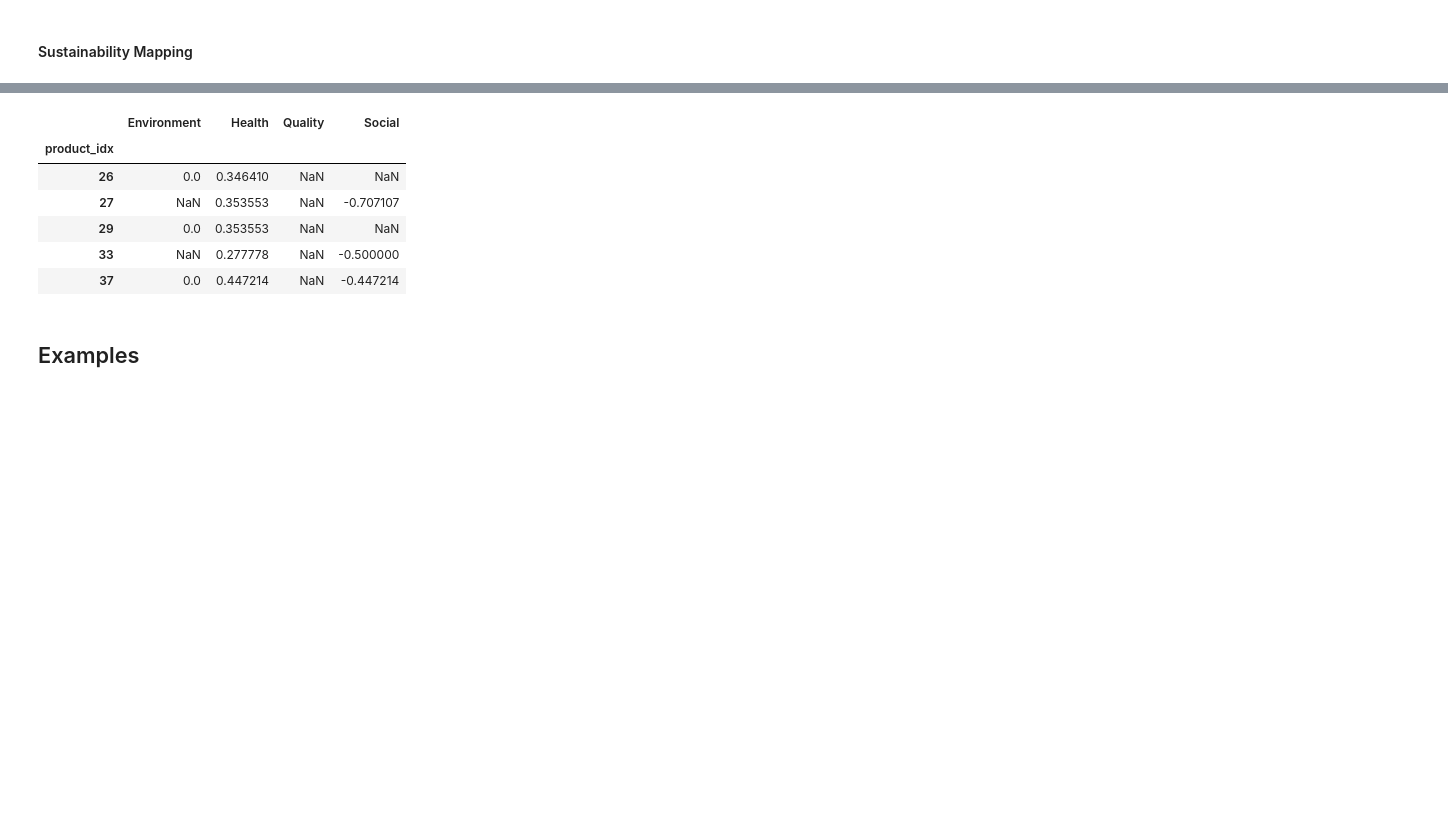
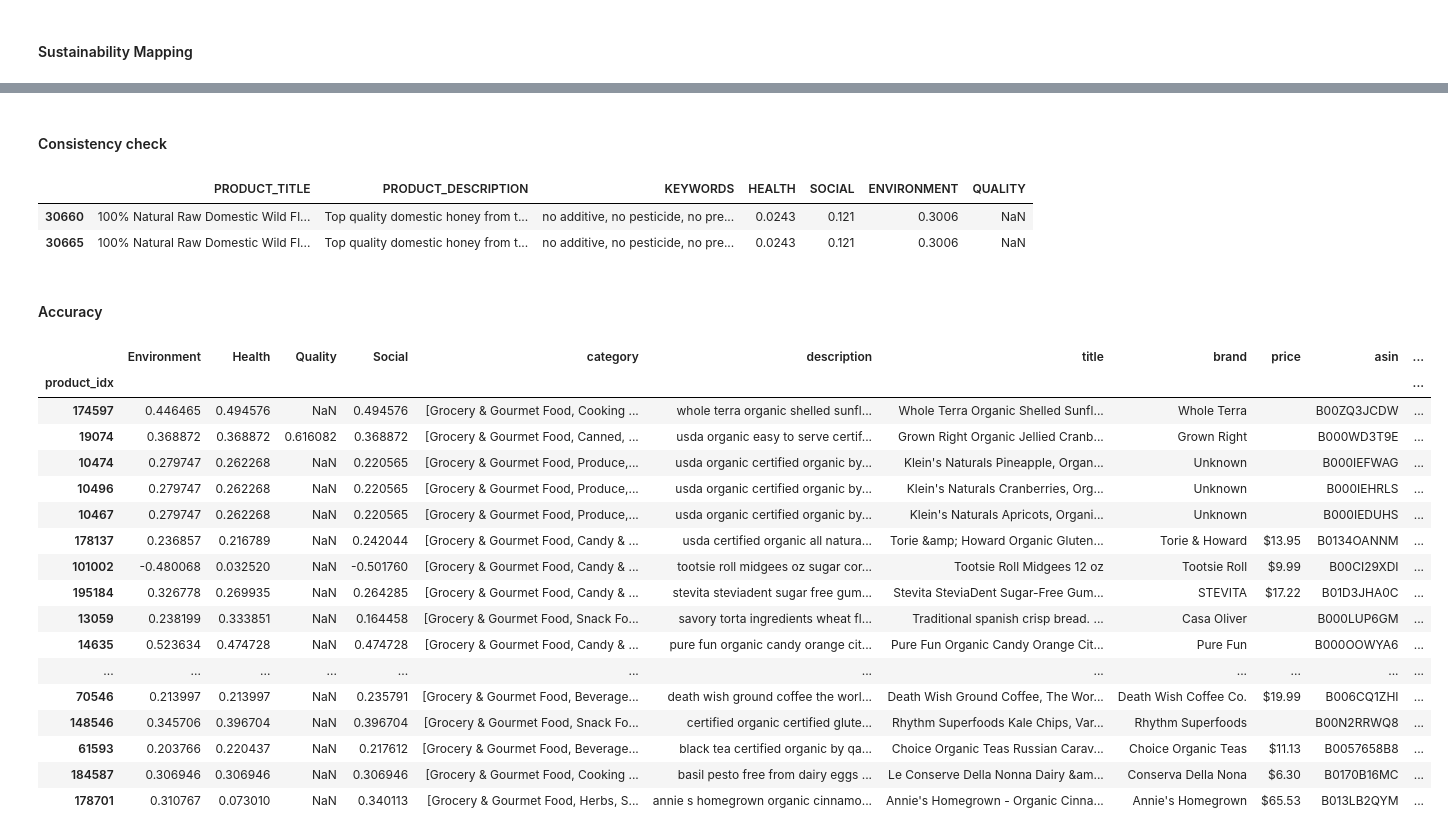
Before and after one commit to AnushreeSS/SustainableProductDatabase, a Jupyter notebook: MainProjectPipeline.ipynb, the cells around one changed output, grey strips where cells are left out. Saved outputs shown, nothing was run; the diff lists cells and outputs as text; code cells hidden in the pictures; blank space fills up the shorter version.

Commit message:
Sustainable Product Data Pipeline - All Materials Commit

```diff
--- a/MainProjectPipeline.ipynb
+++ b/MainProjectPipeline.ipynb
@@ -1113,5 +671,0 @@ Successfully inserted (or updated) product_keywords table
-# %%
-keywords = []
-for row in desc_tfidf:
-    keywords.append(keyword_extractor.tfidfVectorizer.get_feature_names_out()[row.indices])
-amazon_data["keywords"] = keywords
@@ -1124,7 +687,7 @@ from ProjectModules import KeywordsMapper
 # %% [markdown]
 ### Compute Mapping
 # %%
-keywords_mapper = KeywordsMapper(onto_tfidf= onto_tfidf, desc_tfidf=desc_tfidf)
-importance = keywords_mapper.compute_mapping()
-importance
+keywords_mapper = KeywordsMapper(keyword_extractor=keyword_extractor)
+all_mappings = keywords_mapper.map_keywords()
+all_mappings
 # %% [output]
@@ -1226,4 +781,0 @@ final_mapping.head(5)
-# %%
-final_mapping = keywords_mapper.aggregate_mapping(by="preference category", conditional=False)
-final_mapping.columns = ["Environment", "Health", "Quality", "Social"]
-final_mapping.head(5)
@@ -1255,0 +782,7 @@ final_mapping.to_csv("aggregated_mappings.csv")
+# %%
+# Collecting it all in one frame
+final_mapping=final_mapping.merge(amazon_data, how="left", left_index=True, right_index=True)
+keywords = product_keywords.merge(vocabulary, left_on="vocab_idx", right_index=True).groupby("product_idx").agg({'vocab':', '.join})
+keywords.columns=["keywords"]
+final_mapping = final_mapping.merge(keywords, how="left", left_index=True, right_index=True)
+final_mapping
@@ -1256,13 +836,38 @@ final_mapping.to_csv("aggregated_mappings.csv")
+# %% [markdown]
+#### Consistency check
+# %%
+# Consistency check
+sustainable_products[sustainable_products["PRODUCT_IDX"].isin([71954, 71970] )][['PRODUCT_TITLE','PRODUCT_DESCRIPTION',
+       'KEYWORDS', 'HEALTH', 'SOCIAL', 'ENVIRONMENT', 'QUALITY']]
+# %% [output]
+|  | PRODUCT_TITLE | PRODUCT_DESCRIPTION | KEYWORDS | HEALTH | SOCIAL | ENVIRONMENT | QUALITY |
+| 30660 | 100% Natural Raw Domestic Wild Fl... | Top quality domestic honey from t... | no additive, no pesticide, no pre... | 0.0243 | 0.121 | 0.3006 | NaN |
+| 30665 | 100% Natural Raw Domestic Wild Fl... | Top quality domestic honey from t... | no additive, no pesticide, no pre... | 0.0243 | 0.121 | 0.3006 | NaN |
+# %% [markdown]
+#### Accuracy
 # %%
-final_mapping[final_mapping.count(axis=1)>1].head(5)
+# Looking for factual correctness and true positives.
+temp = final_mapping.loc[final_mapping[['Environment', 'Health', 'Quality', 'Social']].count(axis=1)>2]
+word_len = temp["description"].apply(lambda x: len([i for i in x.split() if len(i)>1]))
+keywords_size = temp["keywords"].apply(lambda x: len([i for i in x.split(",") if len(i)>1]))
+temp[(word_len<=50) & (keywords_size>3)].sort_values(by="description", ascending=False)
 # %% [output]
-|  | Environment | Health | Quality | Social |
-| product_idx |  |  |  |  |
-| 26 | 0.0 | 0.346410 | NaN | NaN |
-| 27 | NaN | 0.353553 | NaN | -0.707107 |
-| 29 | 0.0 | 0.353553 | NaN | NaN |
-| 33 | NaN | 0.277778 | NaN | -0.500000 |
-| 37 | 0.0 | 0.447214 | NaN | -0.447214 |
+|  | Environment | Health | Quality | Social | category | description | title | brand | price | asin | ... |
+| product_idx |  |  |  |  |  |  |  |  |  |  | ... |
+| 174597 | 0.446465 | 0.494576 | NaN | 0.494576 | [Grocery & Gourmet Food, Cooking ... | whole terra organic shelled sunfl... | Whole Terra Organic Shelled Sunfl... | Whole Terra |  | B00ZQ3JCDW | ... |
+| 19074 | 0.368872 | 0.368872 | 0.616082 | 0.368872 | [Grocery & Gourmet Food, Canned, ... | usda organic easy to serve certif... | Grown Right Organic Jellied Cranb... | Grown Right |  | B000WD3T9E | ... |
+| 10474 | 0.279747 | 0.262268 | NaN | 0.220565 | [Grocery & Gourmet Food, Produce,... | usda organic certified organic by... | Klein's Naturals Pineapple, Organ... | Unknown |  | B000IEFWAG | ... |
+| 10496 | 0.279747 | 0.262268 | NaN | 0.220565 | [Grocery & Gourmet Food, Produce,... | usda organic certified organic by... | Klein's Naturals Cranberries, Org... | Unknown |  | B000IEHRLS | ... |
+| 10467 | 0.279747 | 0.262268 | NaN | 0.220565 | [Grocery & Gourmet Food, Produce,... | usda organic certified organic by... | Klein's Naturals Apricots, Organi... | Unknown |  | B000IEDUHS | ... |
+| 178137 | 0.236857 | 0.216789 | NaN | 0.242044 | [Grocery & Gourmet Food, Candy & ... | usda certified organic all natura... | Torie &amp; Howard Organic Gluten... | Torie & Howard | $13.95 | B0134OANNM | ... |
+| 101002 | -0.480068 | 0.032520 | NaN | -0.501760 | [Grocery & Gourmet Food, Candy & ... | tootsie roll midgees oz sugar cor... | Tootsie Roll Midgees 12 oz | Tootsie Roll | $9.99 | B00CI29XDI | ... |
+| 195184 | 0.326778 | 0.269935 | NaN | 0.264285 | [Grocery & Gourmet Food, Candy & ... | stevita steviadent sugar free gum... | Stevita SteviaDent Sugar-Free Gum... | STEVITA | $17.22 | B01D3JHA0C | ... |
+| 13059 | 0.238199 | 0.333851 | NaN | 0.164458 | [Grocery & Gourmet Food, Snack Fo... | savory torta ingredients wheat fl... | Traditional spanish crisp bread. ... | Casa Oliver |  | B000LUP6GM | ... |
+| 14635 | 0.523634 | 0.474728 | NaN | 0.474728 | [Grocery & Gourmet Food, Candy & ... | pure fun organic candy orange cit... | Pure Fun Organic Candy Orange Cit... | Pure Fun |  | B000OOWYA6 | ... |
+| ... | ... | ... | ... | ... | ... | ... | ... | ... | ... | ... | ... |
+| 70546 | 0.213997 | 0.213997 | NaN | 0.235791 | [Grocery & Gourmet Food, Beverage... | death wish ground coffee the worl... | Death Wish Ground Coffee, The Wor... | Death Wish Coffee Co. | $19.99 | B006CQ1ZHI | ... |
+| 148546 | 0.345706 | 0.396704 | NaN | 0.396704 | [Grocery & Gourmet Food, Snack Fo... | certified organic certified glute... | Rhythm Superfoods Kale Chips, Var... | Rhythm Superfoods |  | B00N2RRWQ8 | ... |
+| 61593 | 0.203766 | 0.220437 | NaN | 0.217612 | [Grocery & Gourmet Food, Beverage... | black tea certified organic by qa... | Choice Organic Teas Russian Carav... | Choice Organic Teas | $11.13 | B0057658B8 | ... |
+| 184587 | 0.306946 | 0.306946 | NaN | 0.306946 | [Grocery & Gourmet Food, Cooking ... | basil pesto free from dairy eggs ... | Le Conserve Della Nonna Dairy &am... | Conserva Della Nona | $6.30 | B0170B16MC | ... |
+| 178701 | 0.310767 | 0.073010 | NaN | 0.340113 | [Grocery & Gourmet Food, Herbs, S... | annie s homegrown organic cinnamo... | Annie's Homegrown - Organic Cinna... | Annie's Homegrown | $65.53 | B013LB2QYM | ... |
-# %% [markdown]
-## Examples
 # %%
```
Also changed, not shown: parts of 141 cells of this notebook, 27 other files.
